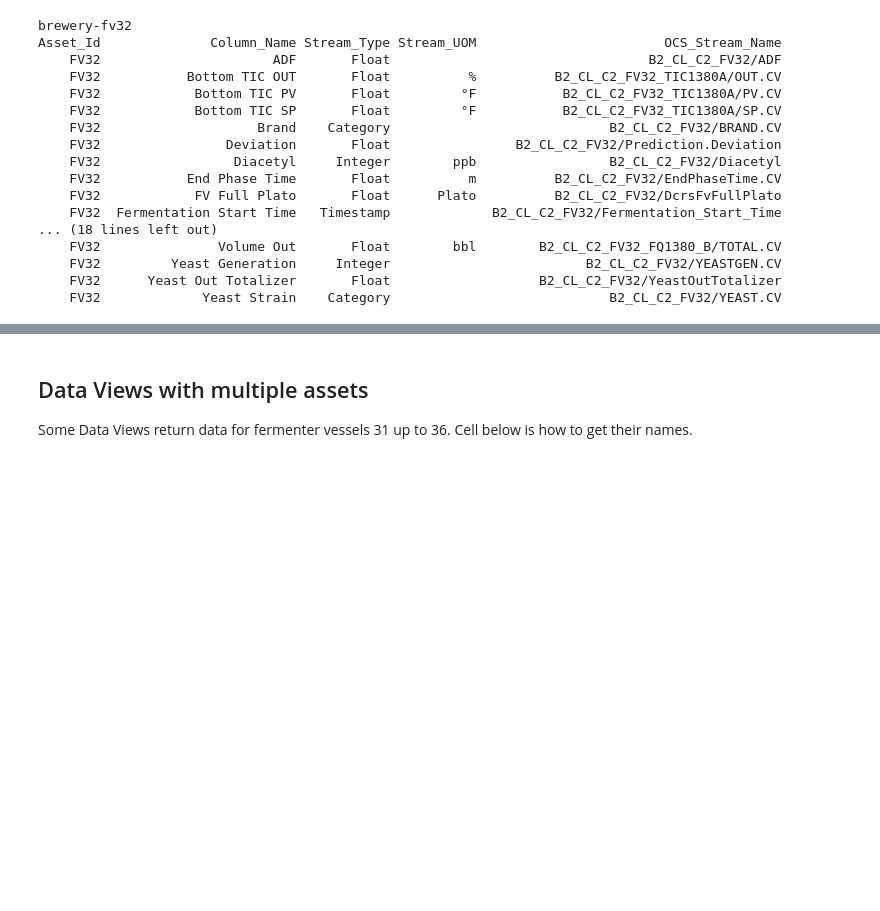
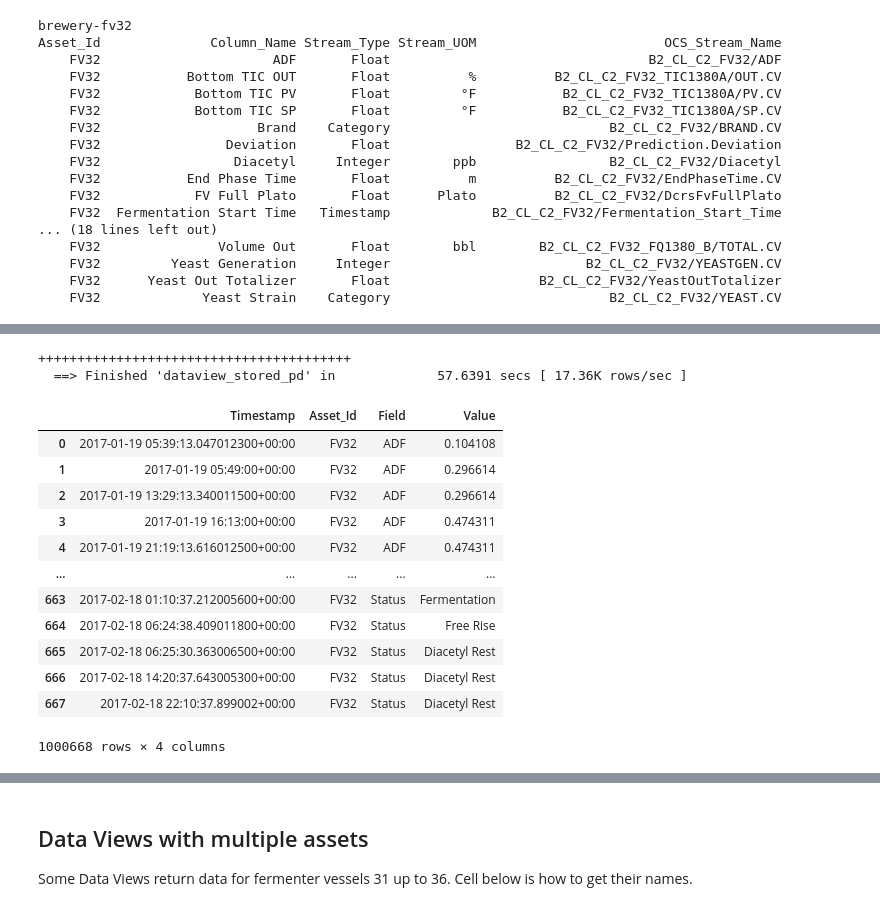
Before and after one commit to academic-hub/datasets, a Jupyter notebook: Brewery_Dataset_Quickstart.ipynb, the cells around one changed output, grey strips where cells are left out. Cells and saved outputs as stored; diff of their text form; code cells hidden in the pictures; blank space fills up the shorter version.

Commit message:
Stored data view examples
including usage of hub.remaining_data()

```diff
--- a/Brewery_Dataset_Quickstart.ipynb
+++ b/Brewery_Dataset_Quickstart.ipynb
@@ -274,0 +290,21 @@ memory usage: 395.6+ KB
+# %%
+# Stored data for FV32, one month worth
+
+df_stored = hub.dataview_stored_pd(namespace_id, dataview_id, "2017-01-19", "2017-02-19")
+df_stored
+# %% [output]
+++++++++++++++++++++++++++++++++++++++++
+  ==> Finished 'dataview_stored_pd' in             57.6391 secs [ 17.36K rows/sec ]
+|  | Timestamp | Asset_Id | Field | Value |
+| 0 | 2017-01-19 05:39:13.047012300+00:00 | FV32 | ADF | 0.104108 |
+| 1 | 2017-01-19 05:49:00+00:00 | FV32 | ADF | 0.296614 |
+| 2 | 2017-01-19 13:29:13.340011500+00:00 | FV32 | ADF | 0.296614 |
+| 3 | 2017-01-19 16:13:00+00:00 | FV32 | ADF | 0.474311 |
+| 4 | 2017-01-19 21:19:13.616012500+00:00 | FV32 | ADF | 0.474311 |
+| ... | ... | ... | ... | ... |
+| 663 | 2017-02-18 01:10:37.212005600+00:00 | FV32 | Status | Fermentation |
+| 664 | 2017-02-18 06:24:38.409011800+00:00 | FV32 | Status | Free Rise |
+| 665 | 2017-02-18 06:25:30.363006500+00:00 | FV32 | Status | Diacetyl Rest |
+| 666 | 2017-02-18 14:20:37.643005300+00:00 | FV32 | Status | Diacetyl Rest |
+| 667 | 2017-02-18 22:10:37.899002+00:00 | FV32 | Status | Diacetyl Rest |
+1000668 rows × 4 columns
```
Also changed, not shown: parts of 12 cells of this notebook.
